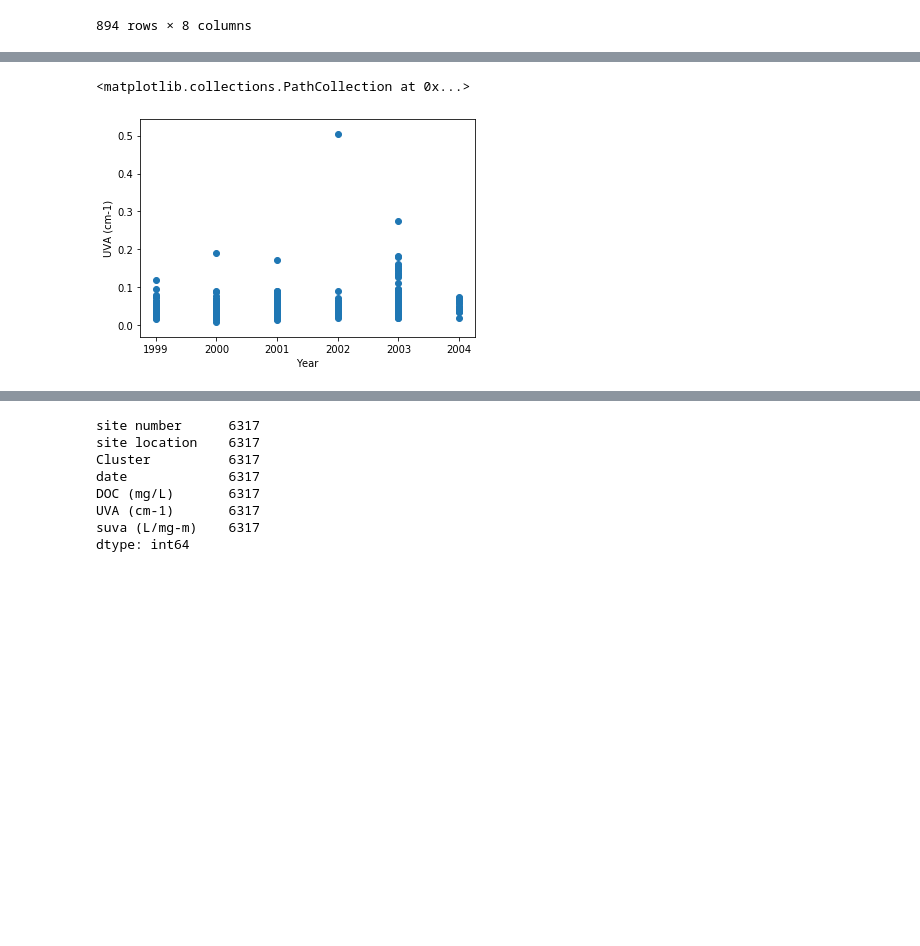
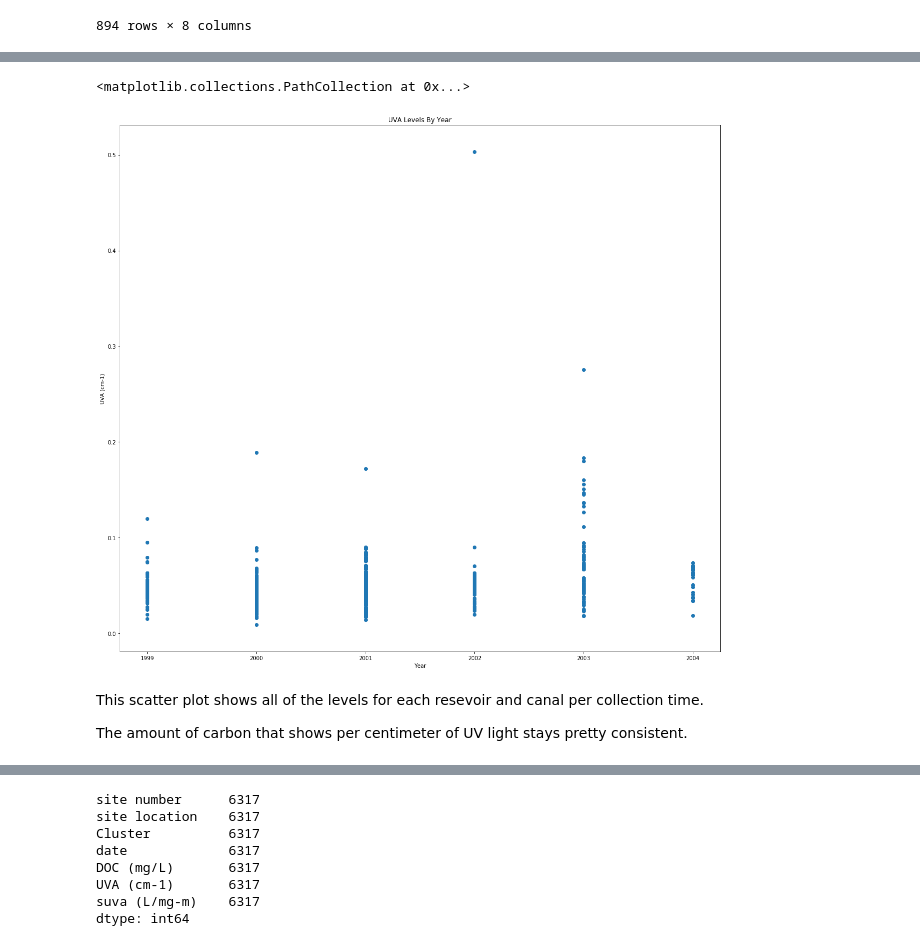
Before and after one commit to briantparish/waterQualityProject, a Jupyter notebook: Carbon.ipynb, the cells around one changed output, grey strips where cells are left out. Drawn from its saved outputs; the diff is of its cells as text; code cells hidden in the pictures; blank space fills up the shorter version.

```diff
--- a/Carbon.ipynb
+++ b/Carbon.ipynb
@@ -101,11 +141,18 @@ plt.scatter (doc_x,doc_y)
 uva_x = carbon_cleanup['date'];
 uva_y = carbon_cleanup['UVA (cm-1)']
 # %%
+plt.figure(figsize=(20,18))
+
+plt.title("UVA Levels By Year")
 plt.xlabel('Year');
 plt.ylabel('UVA (cm-1)')
 
 plt.scatter (uva_x,uva_y)
 # %% [output]
 <matplotlib.collections.PathCollection at 0x...>
-[figure, old version]
+[figure, new version]
+# %% [markdown]
+This scatter plot shows all of the levels for each resevoir and canal per collection time.
+
+The amount of carbon that shows per centimeter of UV light stays pretty consistent.
 # %%
```
Also changed, not shown: parts of 31 cells of this notebook, 2 other files.
